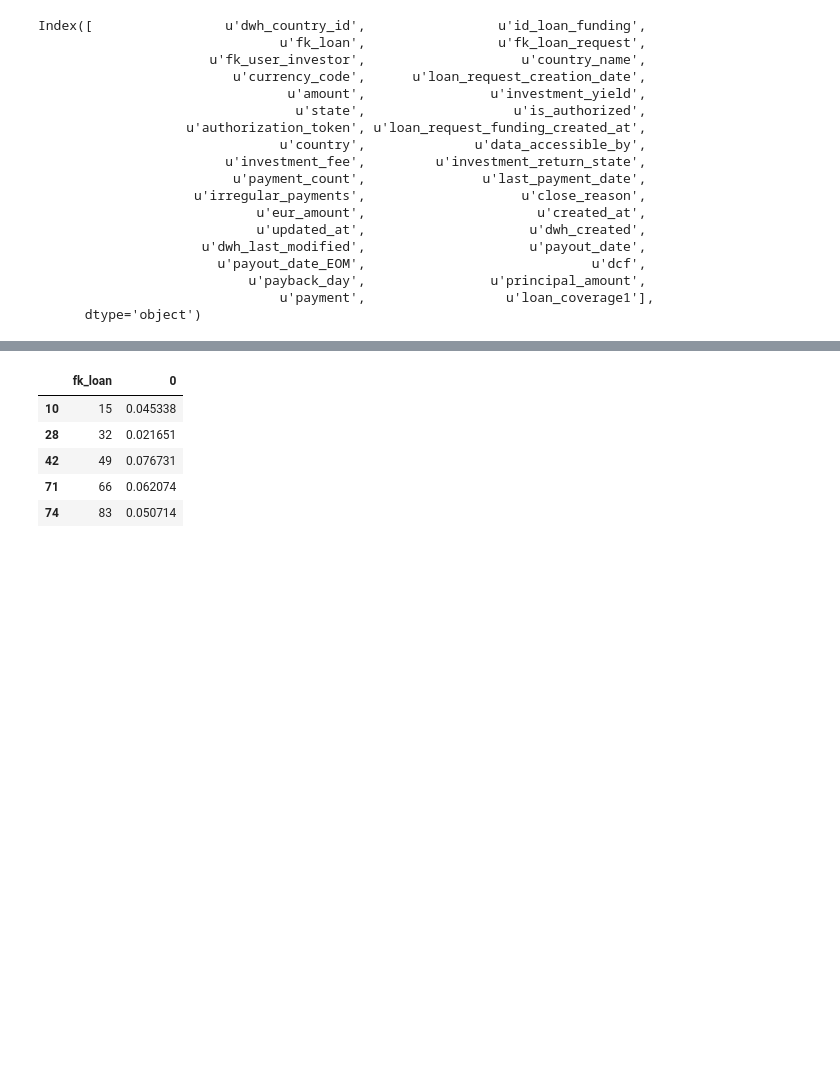
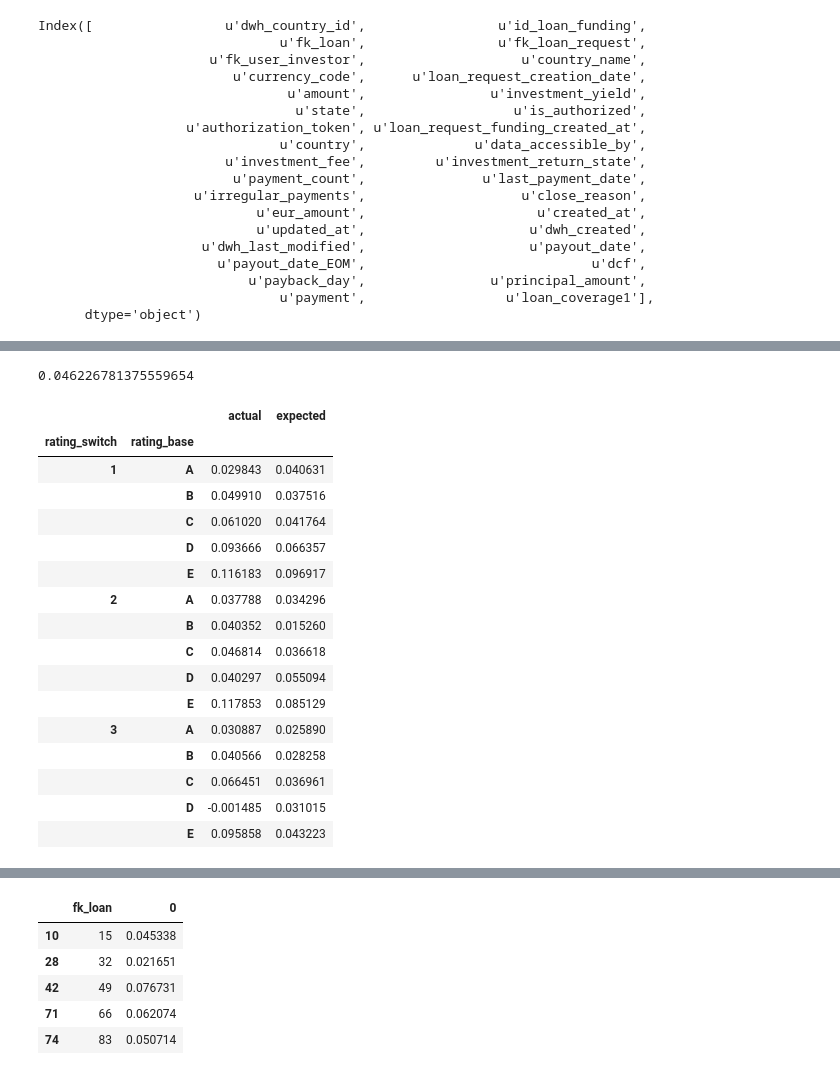
Before and after one commit to seanv507/IPython-Notebooks, a Jupyter notebook: returns01.ipynb, the cells around one changed output, grey strips where cells are left out. Cells and saved outputs as stored; diff of their text form; code cells hidden in the pictures; blank space fills up the shorter version.

Commit message:
combined NAR-IRR actual and expected

```diff
--- a/returns01.ipynb
+++ b/returns01.ipynb
@@ -240,0 +536,3 @@ Index([                 u'dwh_country_id',                 u'id_loan_funding',
+# %%
+split='overall'
+act_irr=xirr(gps_actual[split])
@@ -240,0 +569,29 @@ Index([                 u'dwh_country_id',                 u'id_loan_funding',
+# %%
+act_irr
+# %% [output]
+0.046226781375559654
+# %%
+splits1=['payout_quarter', 'rating_base',  ('rating_switch', 'rating_base')]
+xirrd={}
+for split in splits1:
+    xirrd[split]=pd.DataFrame({'actual':xirr_actual[split], 'expected':xirr_expected[split]})
+# %%
+xirrd[split]
+# %% [output]
+|  |  | actual | expected |
+| rating_switch | rating_base |  |  |
+| 1 | A | 0.029843 | 0.040631 |
+|  | B | 0.049910 | 0.037516 |
+|  | C | 0.061020 | 0.041764 |
+|  | D | 0.093666 | 0.066357 |
+|  | E | 0.116183 | 0.096917 |
+| 2 | A | 0.037788 | 0.034296 |
+|  | B | 0.040352 | 0.015260 |
+|  | C | 0.046814 | 0.036618 |
+|  | D | 0.040297 | 0.055094 |
+|  | E | 0.117853 | 0.085129 |
+| 3 | A | 0.030887 | 0.025890 |
+|  | B | 0.040566 | 0.028258 |
+|  | C | 0.066451 | 0.036961 |
+|  | D | -0.001485 | 0.031015 |
+|  | E | 0.095858 | 0.043223 |
```
Also changed, not shown: parts of 31 cells of this notebook.
